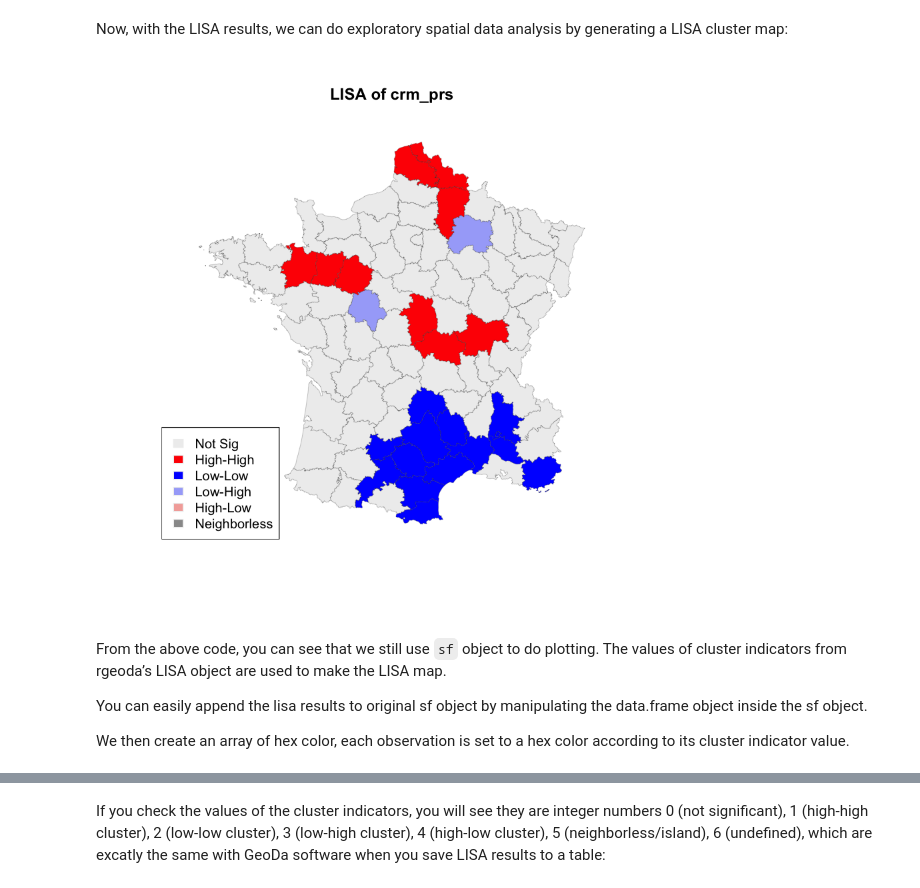
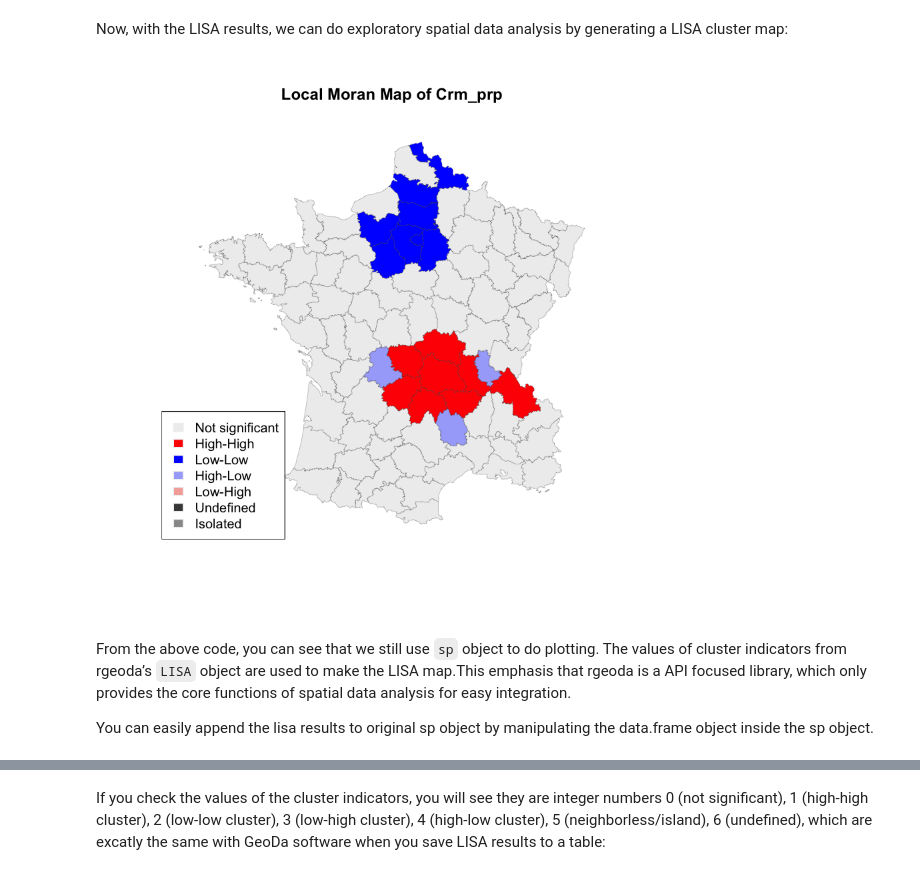
Before and after one commit to lixun910/rgeoda_tutorial, a Jupyter notebook: 3. ESDA with rgeoda and sf.ipynb, the cells around one changed output, grey strips where cells are left out. Drawn from its saved outputs; the diff is of its cells as text; code cells hidden in the pictures.

```diff
--- a/3. ESDA with rgeoda and sf.ipynb
+++ b/3. ESDA with rgeoda and sf.ipynb
@@ -54,0 +51,6 @@ Loading required package: wkb
+# %%
+# load rgeoda library
+library(rgeoda)
+
+# call function to create a geoda object from sf object
+guerry <- sf_to_geoda(guerry_sf)
@@ -64,0 +67,3 @@ crm_lisa_clusters <- crm_lisa$GetClusterIndicators()
+# %%
+queen_w <- queen_weights(guerry)
+crm_prp <- as.numeric(guerry_sf$Crm_prp)
@@ -65,19 +78,20 @@ crm_lisa_clusters <- crm_lisa$GetClusterIndicators()
+# %%
+lisa <- local_moran(queen_w, crm_prp)
 # %% [markdown]
 Now, with the LISA results, we can do exploratory spatial data analysis by generating a LISA cluster map:
 # %%
-lisa_colors <- c("#eeeeee","#FF0000","#0000FF","#a7adf9", "#f4ada8", "#999999")
-lisa_labels <- c("Not Sig", "High-High", "Low-Low", "Low-High","High-Low", "Neighborless")
+lisa_colors <- lisa$GetColors()
+lisa_labels <- lisa$GetLabels()
+lisa_clusters <- lisa$GetClusterIndicators()
 
-colors <- sapply(crm_lisa_clusters, function(x){return(lisa_colors[[x+1]])})
-plot(st_geometry(guerry_sf), col = colors, border = "#333333", lwd=0.2)
-title(main = "LISA of crm_prs")
-legend('bottomleft', legend = lisa_labels,
-       fill = lisa_colors, border = "#eeeeee")
+plot(st_geometry(guerry_sf),
+     col=sapply(lisa_clusters, function(x){return(lisa_colors[[x+1]])}),
+     border = "#333333", lwd=0.2)
+title(main = "Local Moran Map of Crm_prp")
+legend('bottomleft', legend = lisa_labels, fill = lisa_colors, border = "#eeeeee")
 # %% [output]
-[figure, old version]
+[figure, new version]
 # %% [markdown]
-From the above code, you can see that we still use `sf` object to do plotting. The values of cluster indicators from rgeoda’s LISA object are used to make the LISA map.
+From the above code, you can see that we still use `sp` object to do plotting. The values of cluster indicators from rgeoda’s `LISA` object are used to make the LISA map.This emphasis that rgeoda is a API focused library, which only provides the core functions of spatial data analysis for easy integration.
 
-You can easily append the lisa results to original sf object by manipulating the data.frame object inside the sf object.
-
-We then create an array of hex color, each observation is set to a hex color according to its cluster indicator value.
+You can easily append the lisa results to original sp object by manipulating the data.frame object inside the sp object.
```
Also changed, not shown: parts of 28 cells of this notebook, 5 other files.
